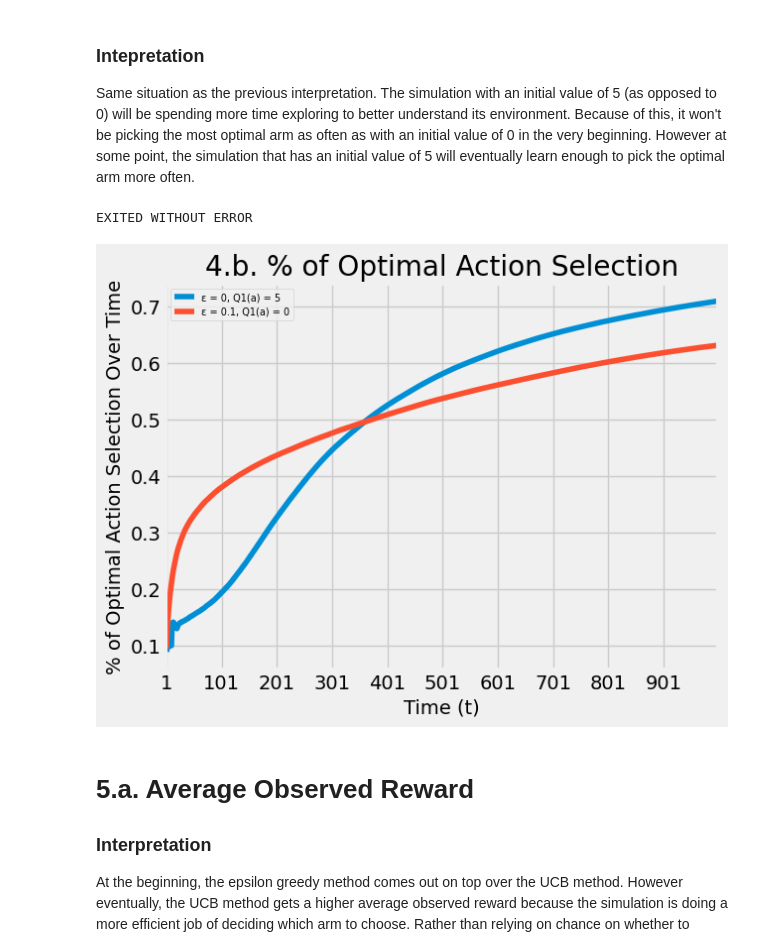
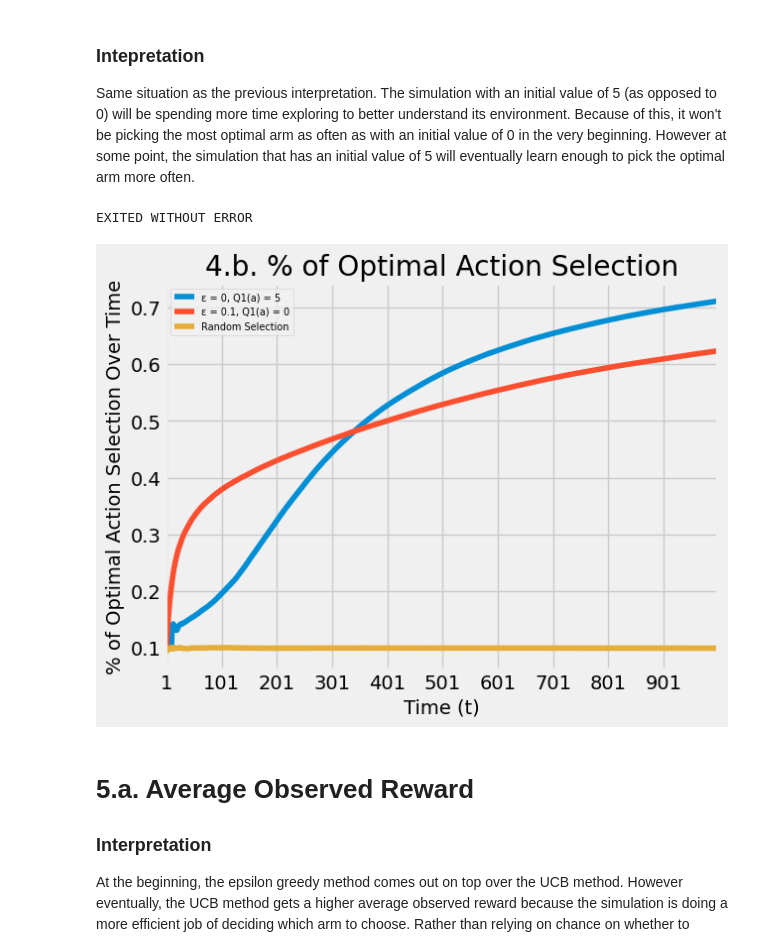
Before and after one commit to al-gabe31/CMSC471-HW3, a Jupyter notebook: LQ90575_Homework3.ipynb, the cells around one changed output. Drawn from its saved outputs; the diff is of its cells as text; code cells hidden in the pictures.

```diff
--- a/LQ90575_Homework3.ipynb
+++ b/LQ90575_Homework3.ipynb
@@ -123,33 +129,35 @@ Same situation as the previous interpretation. The simulation with an initial va
 # %%
 import importlib
 import functions as functions
 from functions import *
 importlib.reload(functions)
 
 
 
 solution1 = optimistic_initial(epsilon=0, alpha=0.1, initial_value=5)
 solution2 = optimistic_initial(epsilon=0.1, alpha=0.1, initial_value=0)
+rand = epsilon_greedy(1) # Random selects an arm every time
 # Plot graphs here
 x = arange(1, len(solution1[1]) + 1) # Needed for the x-axis
 plt.title("4.b. % of Optimal Action Selection")
 plt.xlabel("Time (t)")
 plt.xticks(arange(1, len(solution1[1]), step = len(solution1[0]) / 10))
 # plt.yticks
 plt.xlim(right = len(solution1[1]))
 
 # Plotting Average Observed Reward here
 plt.ylabel("% of Optimal Action Selection Over Time")
 plt.plot(x, solution1[1])
 plt.plot(x, solution2[1])
+plt.plot(x, rand[1])
 
 plt.rc("legend", fontsize = 7)
-plt.legend([f"ε = 0, Q1(a) = 5", f"ε = 0.1, Q1(a) = 0"], loc = "upper left")
+plt.legend([f"ε = 0, Q1(a) = 5", f"ε = 0.1, Q1(a) = 0", "Random Selection"], loc = "upper left")
 
 print("EXITED WITHOUT ERROR")
 # %% [output]
 EXITED WITHOUT ERROR
-[figure, old version]
+[figure, new version]
 # %% [markdown]
 # 5.a. Average Observed Reward
 
```
Also changed, not shown: parts of 5 cells of this notebook.
